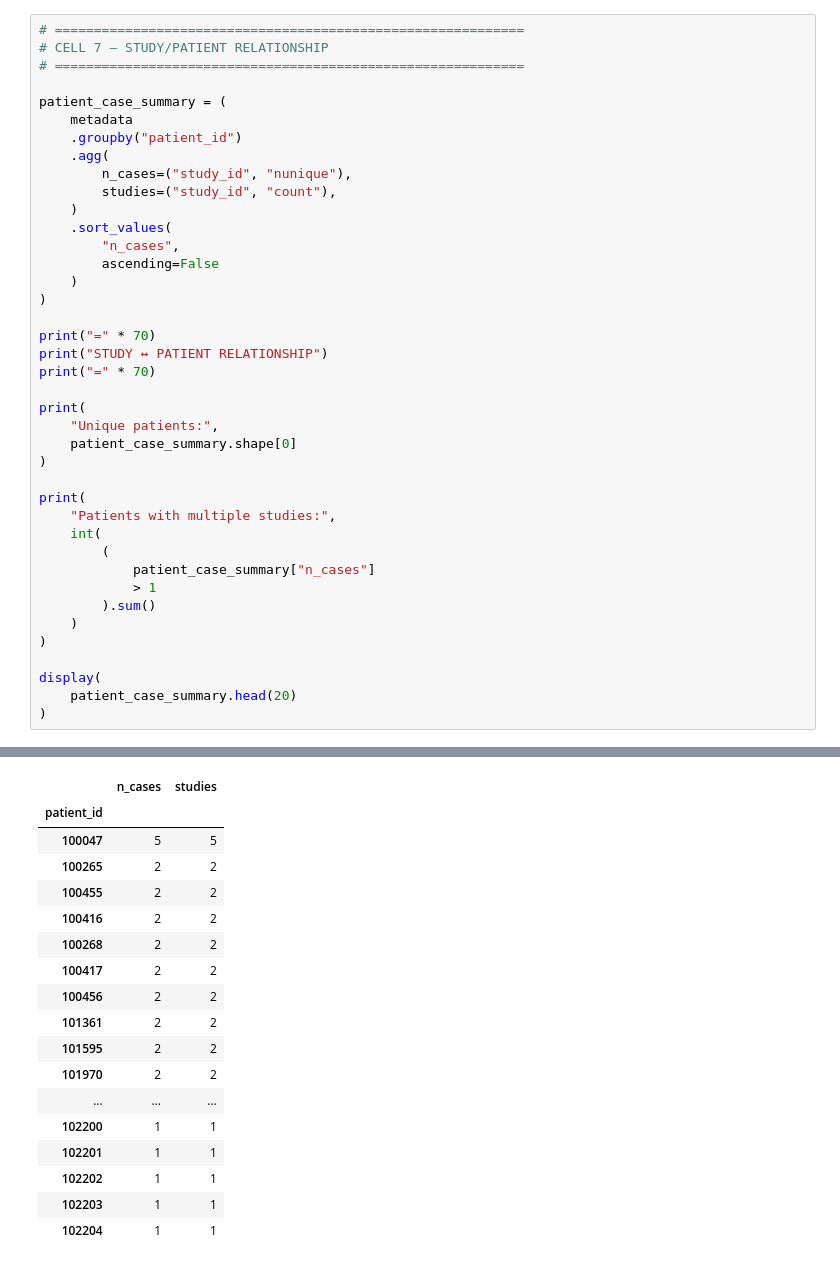
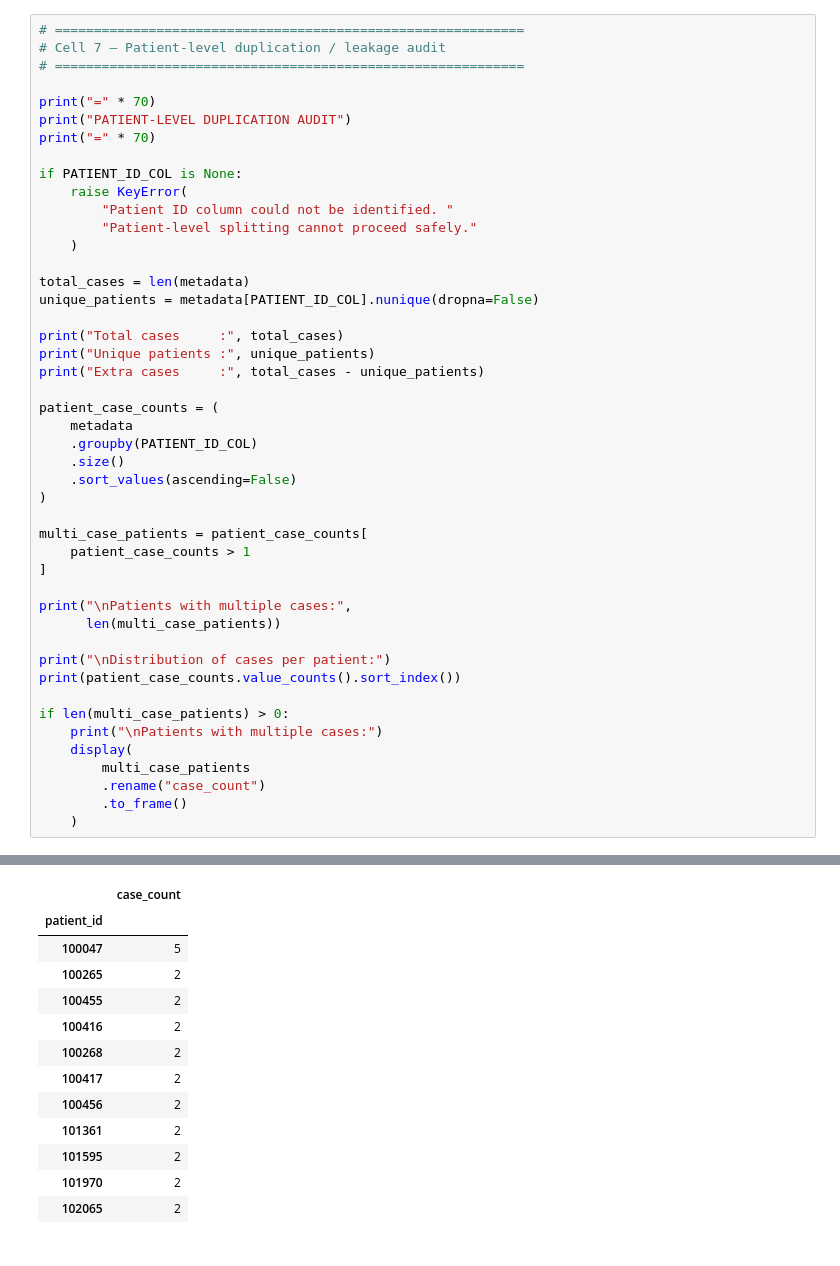
Before and after one commit to imacreepnweirdo/pancreatic-ai-framework, a Jupyter notebook: notebooks/16_final_dataset_audit.ipynb, the cells around one changed output, grey strips where cells are left out. Saved outputs shown, nothing was run; the diff lists cells and outputs as text.

```diff
--- a/notebooks/16_final_dataset_audit.ipynb
+++ b/notebooks/16_final_dataset_audit.ipynb
@@ -380,42 +362,48 @@ dtype: int64
 # %%
 # ============================================================
-# CELL 7 — STUDY/PATIENT RELATIONSHIP
+# Cell 7 — Patient-level duplication / leakage audit
 # ============================================================
 
-patient_case_summary = (
+print("=" * 70)
+print("PATIENT-LEVEL DUPLICATION AUDIT")
+print("=" * 70)
+
+if PATIENT_ID_COL is None:
+    raise KeyError(
+        "Patient ID column could not be identified. "
+        "Patient-level splitting cannot proceed safely."
+    )
+
+total_cases = len(metadata)
+unique_patients = metadata[PATIENT_ID_COL].nunique(dropna=False)
+
+print("Total cases     :", total_cases)
+print("Unique patients :", unique_patients)
+print("Extra cases     :", total_cases - unique_patients)
+
+patient_case_counts = (
     metadata
-    .groupby("patient_id")
-    .agg(
-        n_cases=("study_id", "nunique"),
-        studies=("study_id", "count"),
-    )
-    .sort_values(
-        "n_cases",
-        ascending=False
-    )
+    .groupby(PATIENT_ID_COL)
+    .size()
+    .sort_values(ascending=False)
 )
 
-print("=" * 70)
-print("STUDY ↔ PATIENT RELATIONSHIP")
-print("=" * 70)
+multi_case_patients = patient_case_counts[
+    patient_case_counts > 1
+]
 
-print(
-    "Unique patients:",
-    patient_case_summary.shape[0]
-)
+print("\nPatients with multiple cases:",
+      len(multi_case_patients))
 
-print(
-    "Patients with multiple studies:",
-    int(
-        (
-            patient_case_summary["n_cases"]
-            > 1
-        ).sum()
+print("\nDistribution of cases per patient:")
+print(patient_case_counts.value_counts().sort_index())
+
+if len(multi_case_patients) > 0:
+    print("\nPatients with multiple cases:")
+    display(
+        multi_case_patients
+        .rename("case_count")
+        .to_frame()
     )
-)
-
-display(
-    patient_case_summary.head(20)
-)
 # %% [output]
 ======================================================================
@@ -426,20 +425,15 @@ Patients with multiple studies: 11
-|  | n_cases | studies |
-| patient_id |  |  |
-| 100047 | 5 | 5 |
-| 100265 | 2 | 2 |
-| 100455 | 2 | 2 |
-| 100416 | 2 | 2 |
-| 100268 | 2 | 2 |
-| 100417 | 2 | 2 |
-| 100456 | 2 | 2 |
-| 101361 | 2 | 2 |
-| 101595 | 2 | 2 |
-| 101970 | 2 | 2 |
-| ... | ... | ... |
-| 102200 | 1 | 1 |
-| 102201 | 1 | 1 |
-| 102202 | 1 | 1 |
-| 102203 | 1 | 1 |
-| 102204 | 1 | 1 |
+|  | case_count |
+| patient_id |  |
+| 100047 | 5 |
+| 100265 | 2 |
+| 100455 | 2 |
+| 100416 | 2 |
+| 100268 | 2 |
+| 100417 | 2 |
+| 100456 | 2 |
+| 101361 | 2 |
+| 101595 | 2 |
+| 101970 | 2 |
+| 102065 | 2 |
 # %%
 # ============================================================
```
Also changed, not shown: parts of 17 cells of this notebook, 6 other files.
